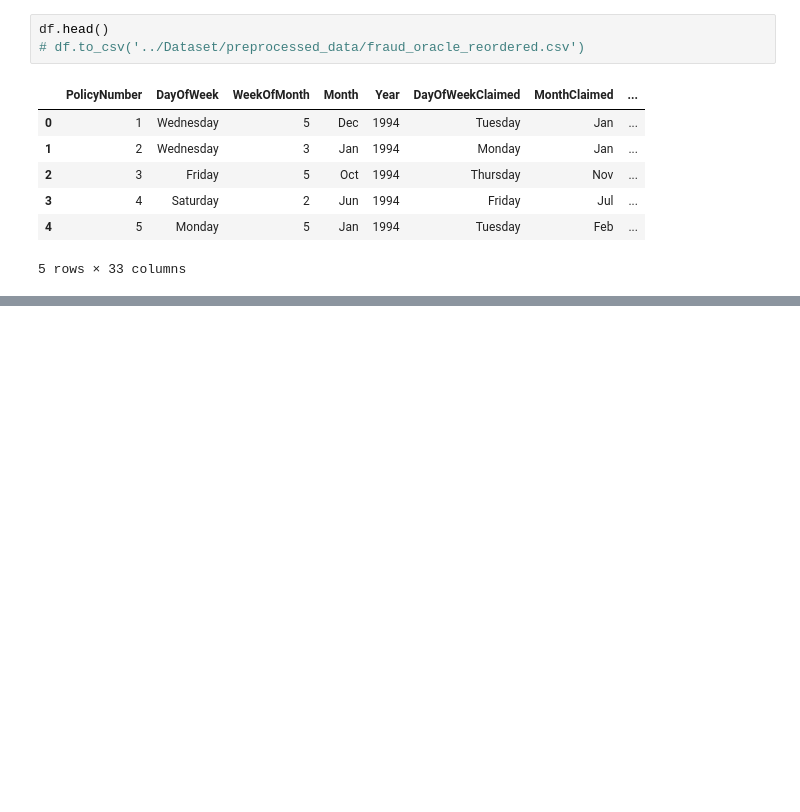
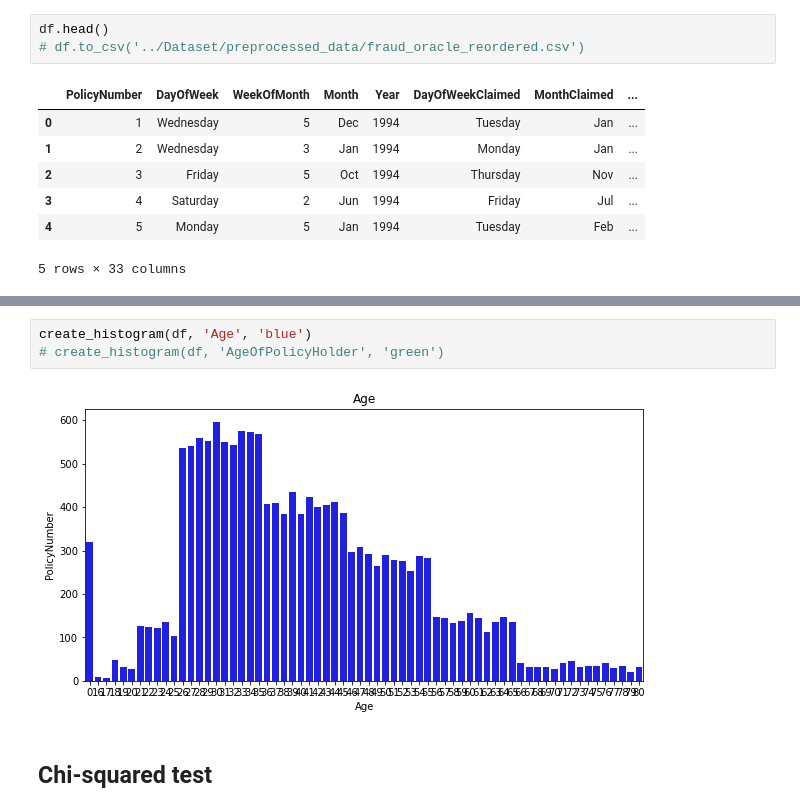
Before and after one commit to azywot/Mushroom-Classifier, a Jupyter notebook: preprocessed_scripts/data-analysis.ipynb, the cells around one changed output, grey strips where cells are left out. Saved outputs shown, nothing was run; the diff lists cells and outputs as text; blank space fills up the shorter version.

```diff
--- a/preprocessed_scripts/data-analysis.ipynb
+++ b/preprocessed_scripts/data-analysis.ipynb
@@ -97,0 +110,7 @@ Name: FraudFound_P, dtype: int64
+# %%
+create_histogram(df, 'Age', 'blue')
+# create_histogram(df, 'AgeOfPolicyHolder', 'green')
+# %% [output]
+[figure, added]
+# %% [markdown]
+## Chi-squared test
```
Also changed, not shown: parts of 11 cells of this notebook, 2 other files.
